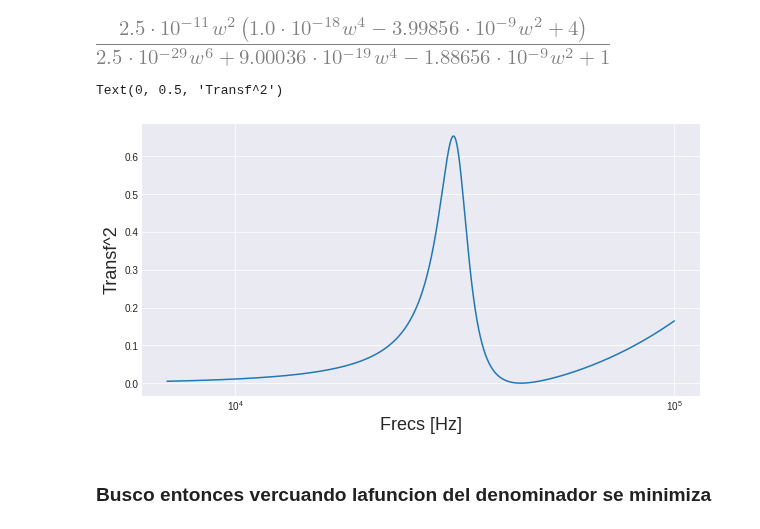
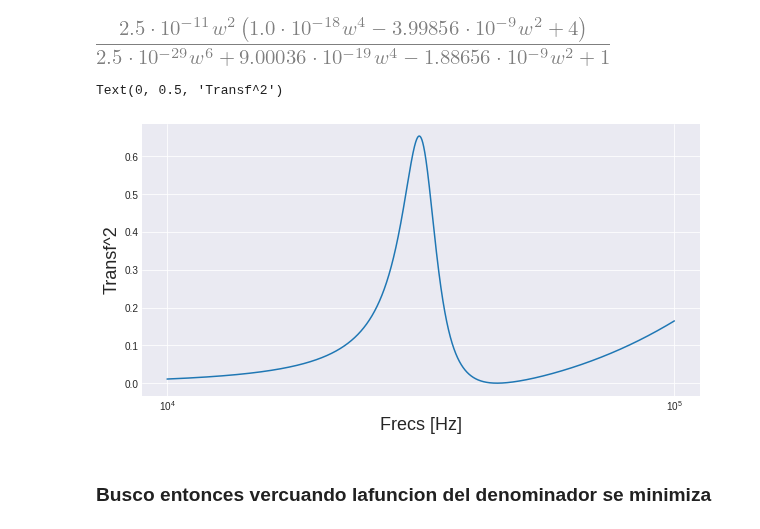
Before and after one commit to LunaKadysz/Laboratorio-4, a Jupyter notebook: Practica6/CuentasRLC.ipynb, the cells around one changed output. Cells and saved outputs as stored; diff of their text form; code cells hidden in the pictures.

```diff
--- a/Practica6/CuentasRLC.ipynb
+++ b/Practica6/CuentasRLC.ipynb
@@ -96,17 +96,17 @@ abRZ_ev
 # %% [output]
 [figure]
 # %%
-ws=np.linspace(7e3,1e5,10000)
+ws=np.linspace(1e4,1e5,10000)
 tsf=2.5e-11*ws**2*(1.0e-18*ws**4 - 3.99856e-9*ws**2 + 4)/(2.5e-29*ws**6 + 9.00036e-19*ws**4 - 1.88656e-9*ws**2 + 1)
 
 %matplotlib inline
 plt.figure(figsize=(10,5))
 plt.semilogx(ws,tsf)
 plt.xlabel('Frecs [Hz]',fontsize=18)
 plt.ylabel('Transf^2',fontsize=18)
 # %% [output]
 Text(0, 0.5, 'Transf^2')
-[figure, old version]
+[figure, new version]
 # %% [markdown]
 ### Busco entonces vercuando lafuncion del denominador se minimiza
 # %%
```
Also changed, not shown: parts of 19 cells of this notebook.
